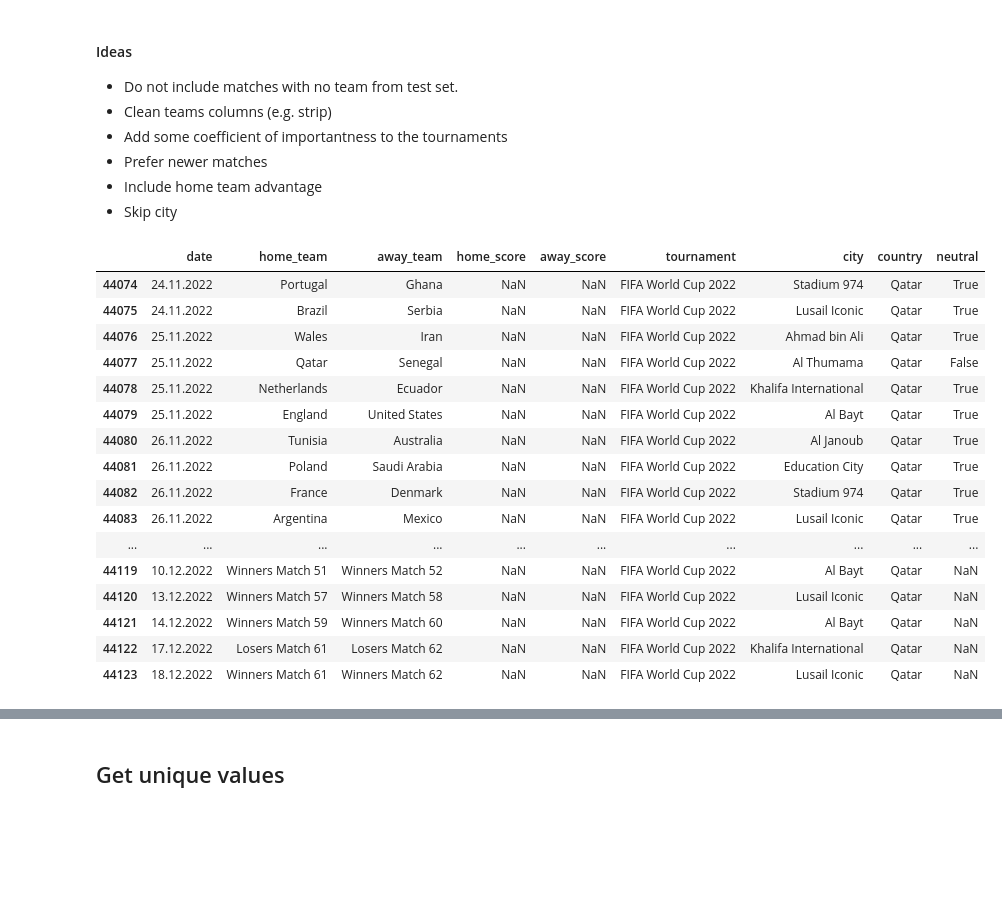
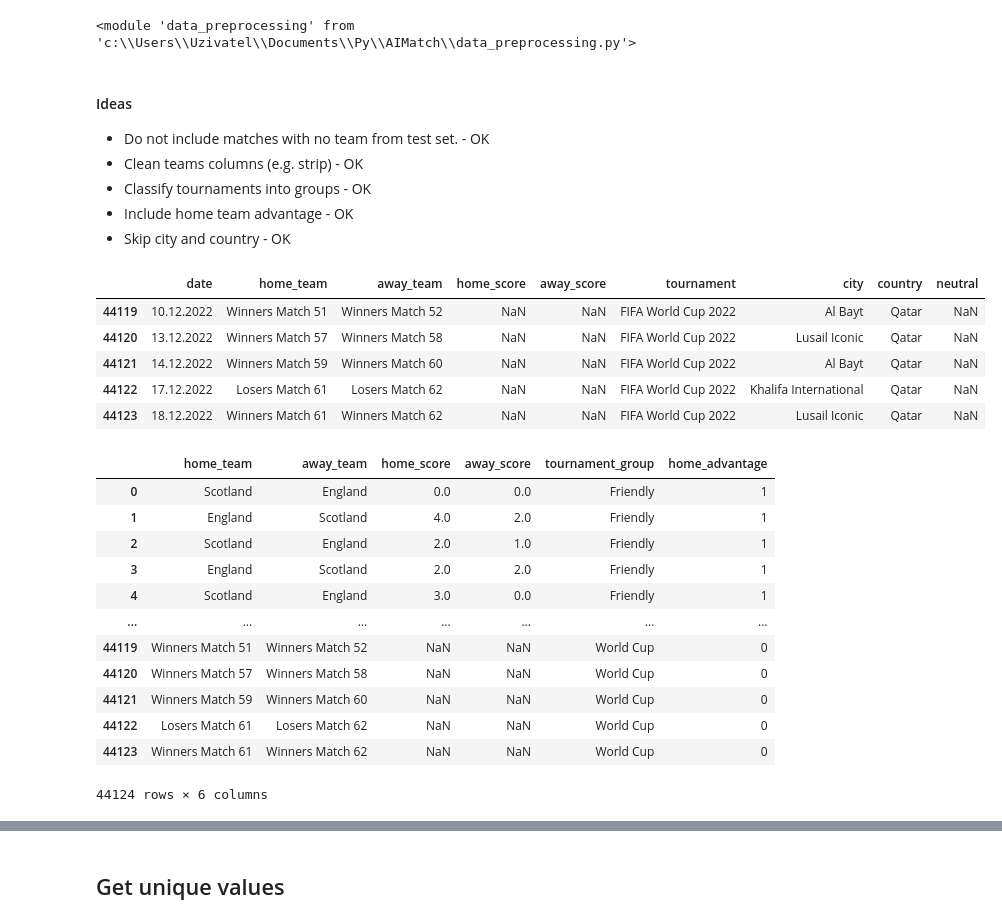
Before and after one commit to bulkam/AIMatch, a Jupyter notebook: EDA_m.ipynb, the cells around one changed output, grey strips where cells are left out. Drawn from its saved outputs; the diff is of its cells as text; code cells hidden in the pictures; blank space fills up the shorter version.

Commit message:
First data preprocessing

```diff
--- a/EDA_m.ipynb
+++ b/EDA_m.ipynb
@@ -3,35 +3,50 @@ import numpy as np
 import pandas as pd
 import time
 import datetime
+from matplotlib import pyplot as plt
+import re
+import importlib
+
+import data_preprocessing as prep
+
+importlib.reload(prep)
+# %% [output]
+<module 'data_preprocessing' from 'c:\\Users\\Uzivatel\\Documents\\Py\\AIMatch\\data_preprocessing.py'>
 # %% [markdown]
 #### Ideas
 
-- Do not include matches with no team from test set.
-- Clean teams columns (e.g. strip)
-- Add some coefficient of importantness to the tournaments
-- Prefer newer matches
-- Include home team advantage
-- Skip city
+- Do not include matches with no team from test set.  - OK
+- Clean teams columns (e.g. strip)   - OK
+- Classify tournaments into groups   - OK
+- Include home team advantage - OK
+- Skip city and country              - OK
 # %%
 path_matches = "Data/AI Match Results 150years_appended_WC2022.txt"
 # %%
 data_raw = pd.read_csv(path_matches)
-display(data_raw.tail(50))
+display(data_raw.tail(5))
 # %% [output]
 |  | date | home_team | away_team | home_score | away_score | tournament | city | country | neutral |
-| 44074 | 24.11.2022 | Portugal | Ghana | NaN | NaN | FIFA World Cup 2022 | Stadium 974 | Qatar | True |
-| 44075 | 24.11.2022 | Brazil | Serbia | NaN | NaN | FIFA World Cup 2022 | Lusail Iconic | Qatar | True |
-| 44076 | 25.11.2022 | Wales | Iran | NaN | NaN | FIFA World Cup 2022 | Ahmad bin Ali | Qatar | True |
-| 44077 | 25.11.2022 | Qatar | Senegal | NaN | NaN | FIFA World Cup 2022 | Al Thumama | Qatar | False |
-| 44078 | 25.11.2022 | Netherlands | Ecuador | NaN | NaN | FIFA World Cup 2022 | Khalifa International | Qatar | True |
-| 44079 | 25.11.2022 | England | United States | NaN | NaN | FIFA World Cup 2022 | Al Bayt | Qatar | True |
-| 44080 | 26.11.2022 | Tunisia | Australia | NaN | NaN | FIFA World Cup 2022 | Al Janoub | Qatar | True |
-| 44081 | 26.11.2022 | Poland | Saudi Arabia | NaN | NaN | FIFA World Cup 2022 | Education City | Qatar | True |
-| 44082 | 26.11.2022 | France | Denmark | NaN | NaN | FIFA World Cup 2022 | Stadium 974 | Qatar | True |
-| 44083 | 26.11.2022 | Argentina | Mexico | NaN | NaN | FIFA World Cup 2022 | Lusail Iconic | Qatar | True |
-| ... | ... | ... | ... | ... | ... | ... | ... | ... | ... |
 | 44119 | 10.12.2022 | Winners Match 51 | Winners Match 52 | NaN | NaN | FIFA World Cup 2022 | Al Bayt | Qatar | NaN |
 | 44120 | 13.12.2022 | Winners Match 57 | Winners Match 58 | NaN | NaN | FIFA World Cup 2022 | Lusail Iconic | Qatar | NaN |
 | 44121 | 14.12.2022 | Winners Match 59 | Winners Match 60 | NaN | NaN | FIFA World Cup 2022 | Al Bayt | Qatar | NaN |
 | 44122 | 17.12.2022 | Losers Match 61 | Losers Match 62 | NaN | NaN | FIFA World Cup 2022 | Khalifa International | Qatar | NaN |
 | 44123 | 18.12.2022 | Winners Match 61 | Winners Match 62 | NaN | NaN | FIFA World Cup 2022 | Lusail Iconic | Qatar | NaN |
+# %%
+display(prep.preprocess_data(data_raw,
+        drop_columns=["city", "country", "tournament", "neutral", "date"],
+        strip_columns=["home_team", "away_team", "tournament"]))
+# %% [output]
+|  | home_team | away_team | home_score | away_score | tournament_group | home_advantage |
+| 0 | Scotland | England | 0.0 | 0.0 | Friendly | 1 |
+| 1 | England | Scotland | 4.0 | 2.0 | Friendly | 1 |
+| 2 | Scotland | England | 2.0 | 1.0 | Friendly | 1 |
+| 3 | England | Scotland | 2.0 | 2.0 | Friendly | 1 |
+| 4 | Scotland | England | 3.0 | 0.0 | Friendly | 1 |
+| ... | ... | ... | ... | ... | ... | ... |
+| 44119 | Winners Match 51 | Winners Match 52 | NaN | NaN | World Cup | 0 |
+| 44120 | Winners Match 57 | Winners Match 58 | NaN | NaN | World Cup | 0 |
+| 44121 | Winners Match 59 | Winners Match 60 | NaN | NaN | World Cup | 0 |
+| 44122 | Losers Match 61 | Losers Match 62 | NaN | NaN | World Cup | 0 |
+| 44123 | Winners Match 61 | Winners Match 62 | NaN | NaN | World Cup | 0 |
+44124 rows × 6 columns
```
Also changed, not shown: parts of 9 cells of this notebook, 2 other files.
